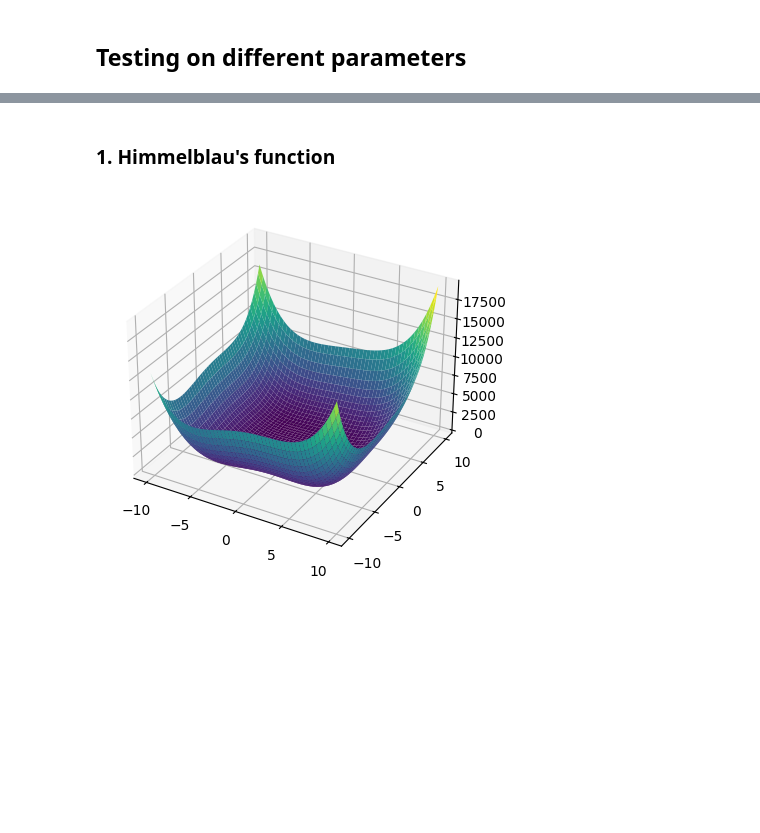
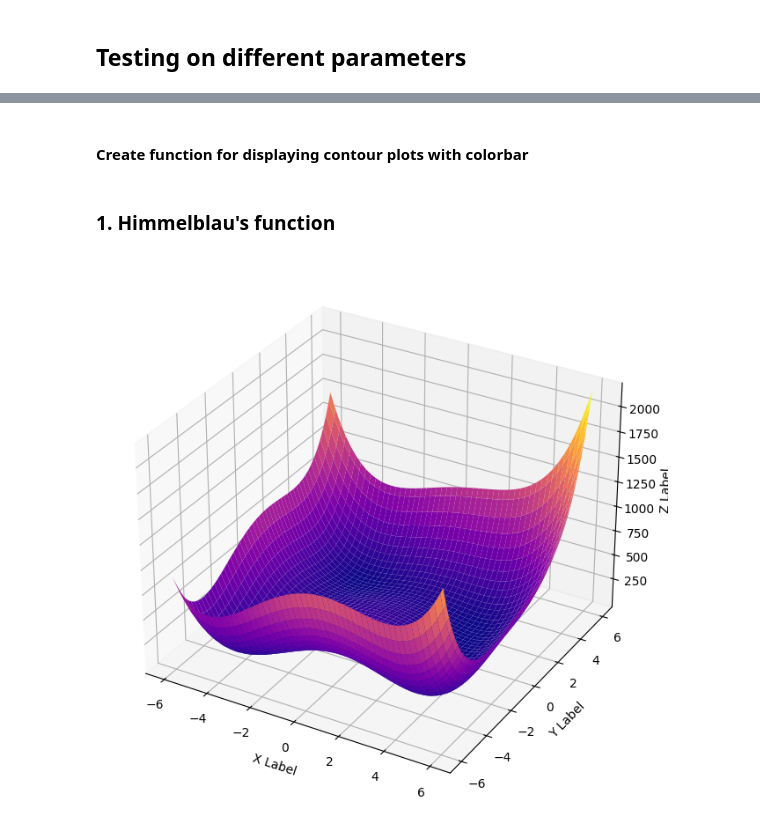
Before and after one commit to pgrzankowski/introduction-to-ai, a Jupyter notebook: simple-gradient-method.ipynb, the cells around one changed output, grey strips where cells are left out. Cells and saved outputs as stored; diff of their text form; code cells hidden in the pictures; blank space fills up the shorter version.

Commit message:
Implement plotting functions

```diff
--- a/simple-gradient-method.ipynb
+++ b/simple-gradient-method.ipynb
@@ -21,11 +11,0 @@ def ackley_grad(x, y):
-# %%
-x = np.arange(-6, 6, 0.1)
-y = np.arange(-6, 6, 0.1)
-
-X, Y = np.meshgrid(x, y)
-Z = himmelblau([X, Y])
-
-ax = plt.subplot(projection='3d')
-
-ax.plot_surface(X, Y, Z, cmap='viridis')
-plt.show()
@@ -36,11 +11,0 @@ plt.show()
-# %%
-x = np.arange(-5, 5, 0.1)
-y = np.arange(-5, 5, 0.1)
-
-X, Y = np.meshgrid(X, Y)
-Z = ackley([X, Y])
-
-ax = plt.subplot(projection='3d')
-
-ax.plot_surface(X, Y, Z, cmap='viridis')
-plt.show()
@@ -73,0 +69,13 @@ simpleGradient(ackley, np.array([0.4, 0.3]), 0.01)
+# %%
+def plot3d_function(function, color='plasma', x=np.linspace(-6, 6, 100), y=np.linspace(-6, 6, 100)):
+    X, Y = np.meshgrid(x, y)
+    Z = function([X, Y])
+    fig = plt.figure(figsize=(8, 8))
+    ax = fig.add_subplot(111, projection='3d')
+    ax.plot_surface(X, Y, Z, cmap=color)
+    ax.set_xlabel('X Label')
+    ax.set_ylabel('Y Label')
+    ax.set_zlabel('Z Label')
+    plt.show()
+# %% [markdown]
+#### Create function for displaying contour plots with colorbar
@@ -74,16 +98,7 @@ simpleGradient(ackley, np.array([0.4, 0.3]), 0.01)
 # %% [markdown]
 ### 1. Himmelblau's function
-# %%
-x = np.arange(-10, 10, 0.1)
-y = np.arange(-10, 10, 0.1)
-
-X, Y = np.meshgrid(x, y)
-Z = himmelblau([X, Y])
-
-ax = plt.subplot(projection='3d')
-
-ax.plot_surface(X, Y, Z, cmap='viridis')
-plt.show()
-# %% [output]
-[figure, removed]
+# %%
+plot3d_function(himmelblau)
+# %% [output]
+[figure, added]
 # %%
```
Also changed, not shown: parts of 19 cells of this notebook.
